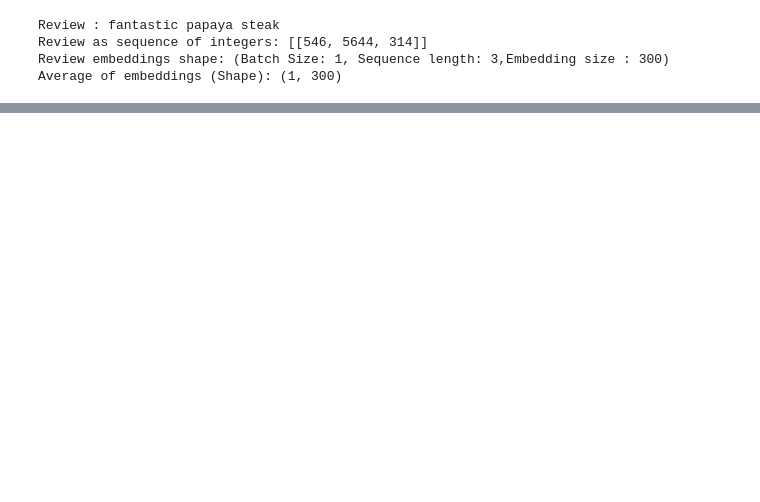
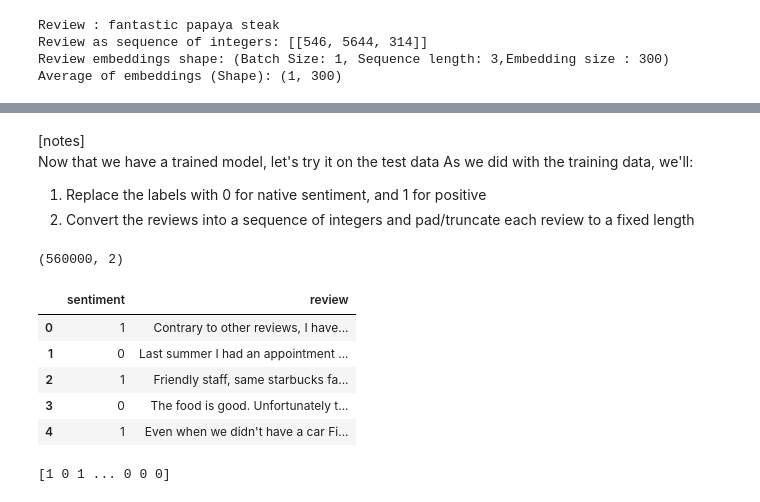
Before and after one commit to kimgeonhee317/nlpdemystifed-notes, a Jupyter notebook: notebook/12_Word_Vectors.ipynb, the cells around one changed output, grey strips where cells are left out. Saved outputs shown, nothing was run; the diff lists cells and outputs as text; code cells hidden in the pictures; blank space fills up the shorter version.

```diff
--- a/notebook/12_Word_Vectors.ipynb
+++ b/notebook/12_Word_Vectors.ipynb
@@ -410,0 +494,26 @@ Epoch 20/20
+# %% [markdown]
+[notes]\
+Now that we have a trained model, let's try it on the test data
+As we did with the training data, we'll:
+1. Replace the labels with 0 for native sentiment, and 1 for positive
+2. Convert the reviews into a sequence of integers and pad/truncate each review to a fixed length
+# %%
+yelp_test = pd.read_csv('yelp_review_polarity_csv/test.csv', names=['sentiment', 'review'])
+print(yelp_train.shape)
+
+yelp_test['sentiment'].replace(to_replace=1, value=0, inplace=True)
+yelp_test['sentiment'].replace(to_replace=2, value=1, inplace=True)
+yelp_test.head()
+# %% [output]
+(560000, 2)
+|  | sentiment | review |
+| 0 | 1 | Contrary to other reviews, I have... |
+| 1 | 0 | Last summer I had an appointment ... |
+| 2 | 1 | Friendly staff, same starbucks fa... |
+| 3 | 0 | The food is good. Unfortunately t... |
+| 4 | 1 | Even when we didn't have a car Fi... |
+# %%
+y_test = np.array(yelp_test['sentiment'])
+print(y_test)
+# %% [output]
+[1 0 1 ... 0 0 0]
```
Also changed, not shown: parts of 57 cells of this notebook.
